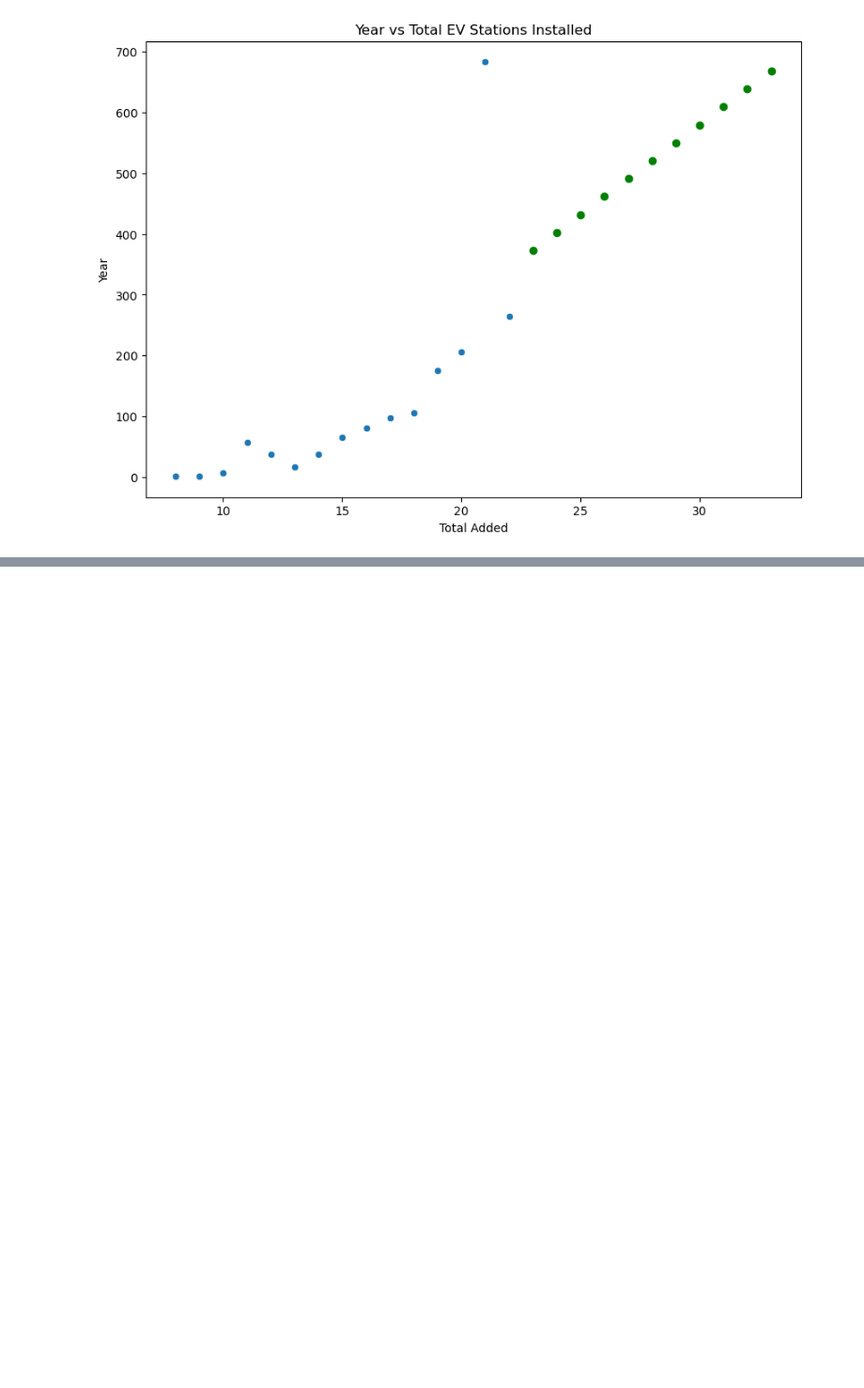
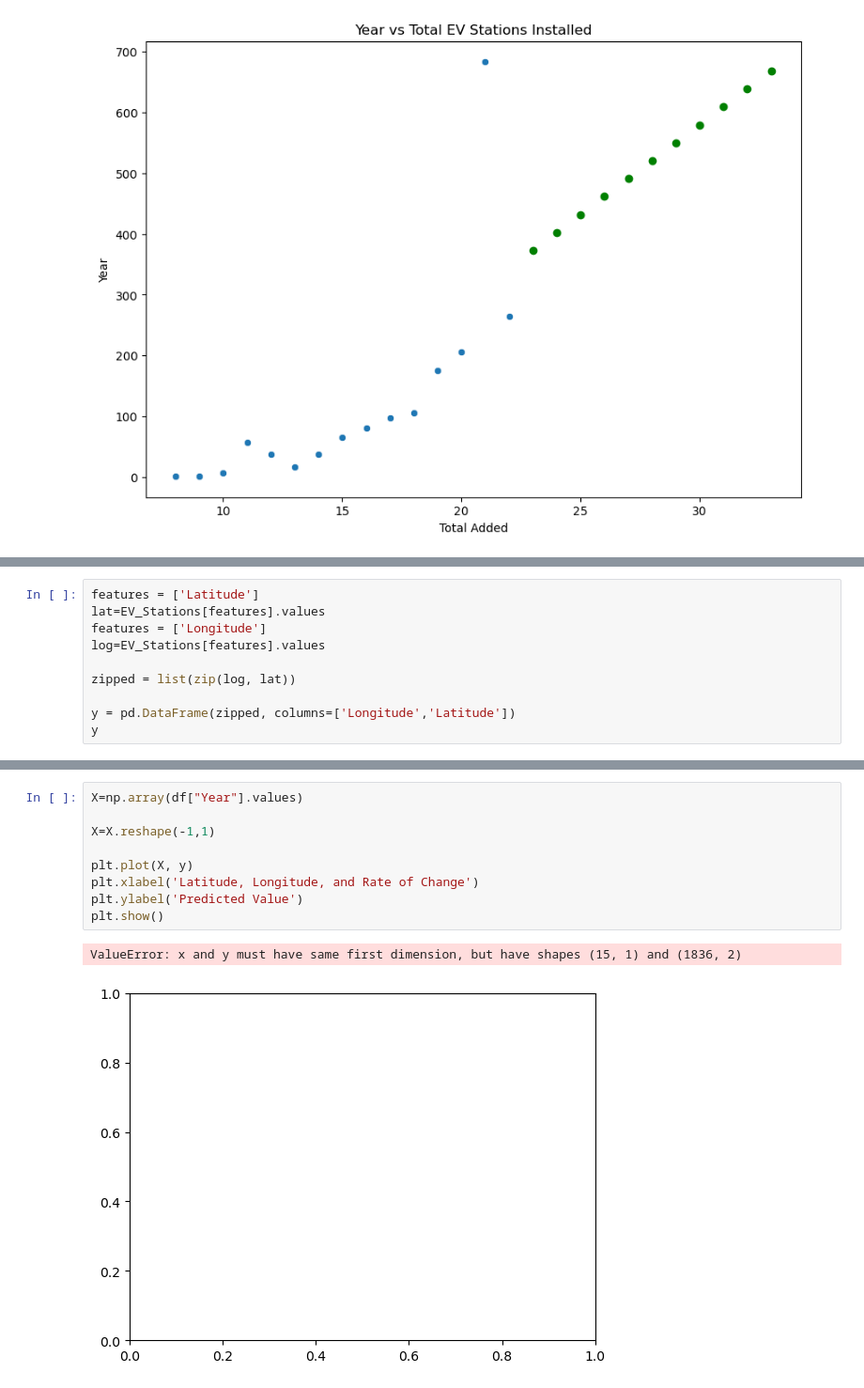
Before and after one commit to DavidN0809/ECGR-4105, a Jupyter notebook: Final Project/EV_Stations.ipynb, the cells around one changed output, grey strips where cells are left out. Shown at 94% size. Saved outputs shown, nothing was run; the diff lists cells and outputs as text; blank space fills up the shorter version.

```diff
--- a/Final Project/EV_Stations.ipynb
+++ b/Final Project/EV_Stations.ipynb
@@ -275,0 +307,10 @@ Text(0, 0.5, 'Year')
+# %%
+features = ['Latitude']
+lat=EV_Stations[features].values
+features = ['Longitude']
+log=EV_Stations[features].values
+
+zipped = list(zip(log, lat))
+
+y = pd.DataFrame(zipped, columns=['Longitude','Latitude'])
+y
@@ -275,0 +331,12 @@ Text(0, 0.5, 'Year')
+# %%
+X=np.array(df["Year"].values)
+
+X=X.reshape(-1,1)
+
+plt.plot(X, y)
+plt.xlabel('Latitude, Longitude, and Rate of Change')
+plt.ylabel('Predicted Value')
+plt.show()
+# %% [output]
+ValueError: x and y must have same first dimension, but have shapes (15, 1) and (1836, 2)
+[figure, added]
```
Also changed, not shown: parts of 3 cells of this notebook, 1 other file.
